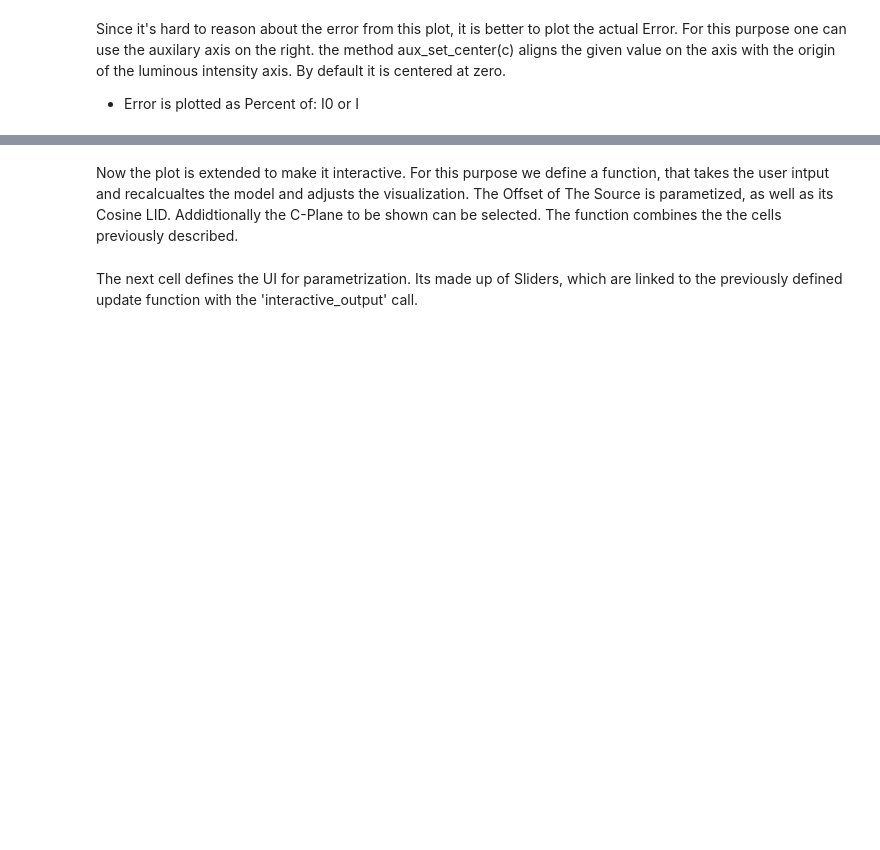
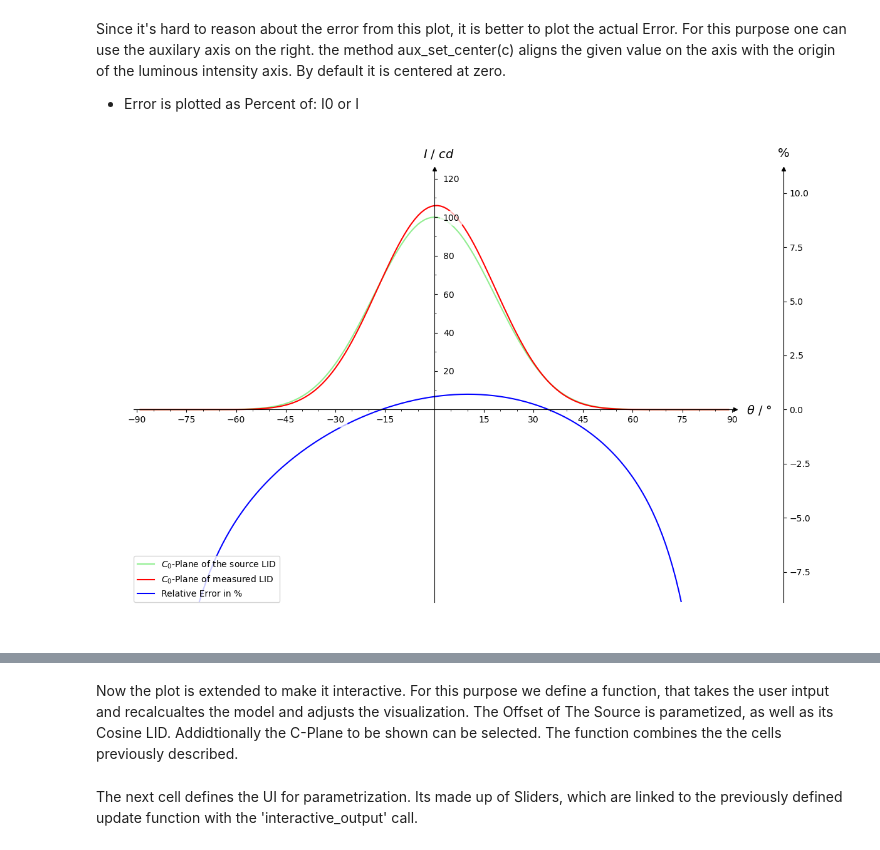
Before and after one commit to empir19nrm02/WP4, a Jupyter notebook: CoLPaper.ipynb, the cells around one changed output, grey strips where cells are left out. Drawn from its saved outputs; the diff is of its cells as text; code cells hidden in the pictures; blank space fills up the shorter version.

```diff
--- a/CoLPaper.ipynb
+++ b/CoLPaper.ipynb
@@ -211,4 +223,15 @@ visu.show_fig(cart=True, polar=False)
 Since it's hard to reason about the error from this plot, it is better to plot the actual Error. For this purpose one can use the auxilary axis on the right. the method aux_set_center(c) aligns the given value on the axis with the origin of the luminous intensity axis. By default it is centered at zero.
 
 * Error is plotted as Percent of: I0 or I
+# %%
+# calculate the relative error between luminous intensity of source and measurement in percent
+error_rel_prcnt = 100 * (LID_measurement - LID_source) / LID_source
+error_rel_prcnt_cplane = half2cplanes(error_rel_prcnt,theta,phi)[0]
+
+
+visu.plot_aux(theta_cplane, error_rel_prcnt_cplane[c], label=r'Relative Error in %', c='blue')
+visu.aux_set_label('%')
+visu.show_fig(cart=True, polar=False)
+# %% [output]
+[figure, added]
 # %%
```
Also changed, not shown: parts of 20 cells of this notebook, 4 other files.
